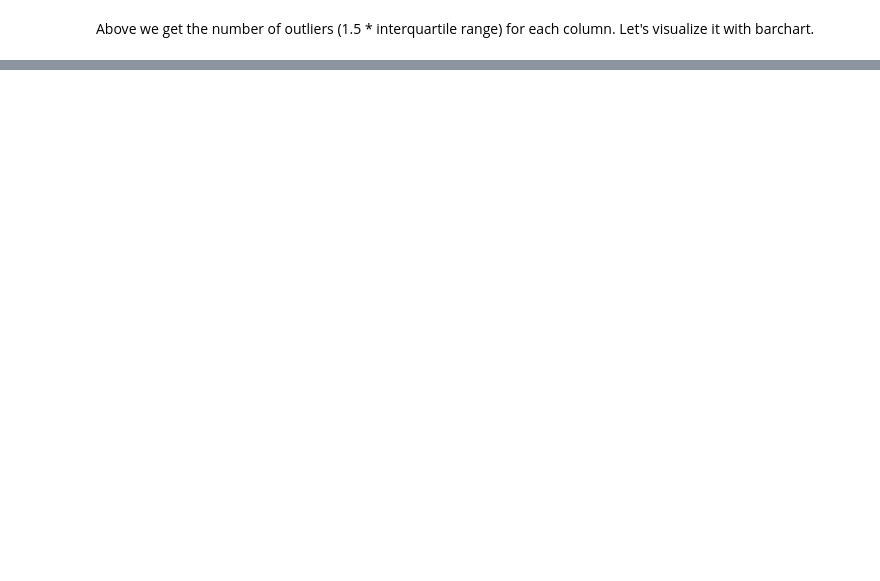
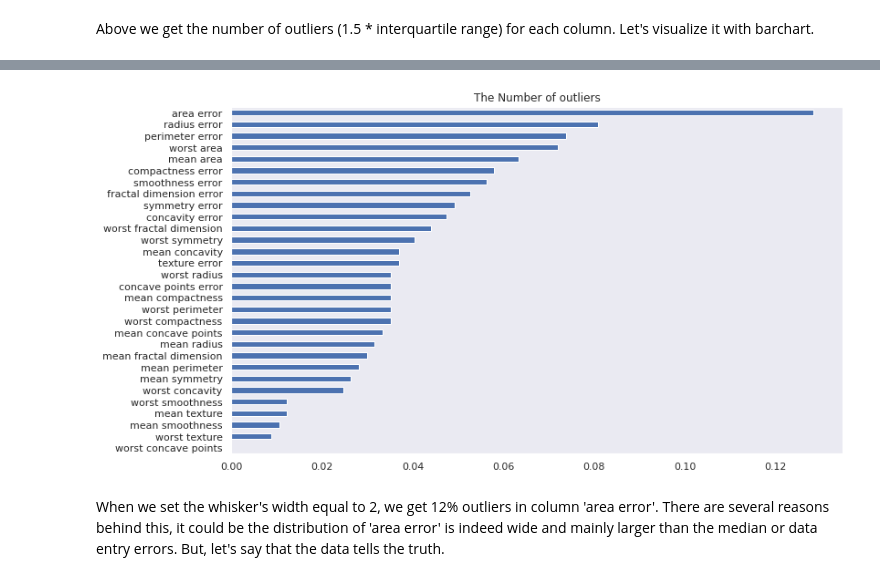
Before and after one commit to agusrichard/data-science-learning-projects, a Jupyter notebook: Breast Cancer/breast_cancer_eda.ipynb, the cells around one changed output, grey strips where cells are left out. Drawn from its saved outputs; the diff is of its cells as text; code cells hidden in the pictures; blank space fills up the shorter version.

```diff
--- a/Breast Cancer/breast_cancer_eda.ipynb
+++ b/Breast Cancer/breast_cancer_eda.ipynb
@@ -193,0 +210,4 @@ ax.set_title('The Number of outliers');
+# %%
+# we set the width of the whisker to 2
+outliers_count, outliers_fq = count_outliers(df, width=2)
+outliers_fq.sort_values(ascending=False)
@@ -193,0 +232,10 @@ ax.set_title('The Number of outliers');
+# %%
+plt.figure(figsize=(12, 7))
+outliers_fq.sort_values().plot(kind='barh')
+ax = plt.gca()
+ax.grid(False)
+ax.set_title('The Number of outliers');
+# %% [output]
+[figure, added]
+# %% [markdown]
+When we set the whisker's width equal to 2, we get 12% outliers in column 'area error'. There are several reasons behind this, it could be the distribution of 'area error' is indeed wide and mainly larger than the median or data entry errors. But, let's say that the data tells the truth.
```
Also changed, not shown: parts of 9 cells of this notebook.
